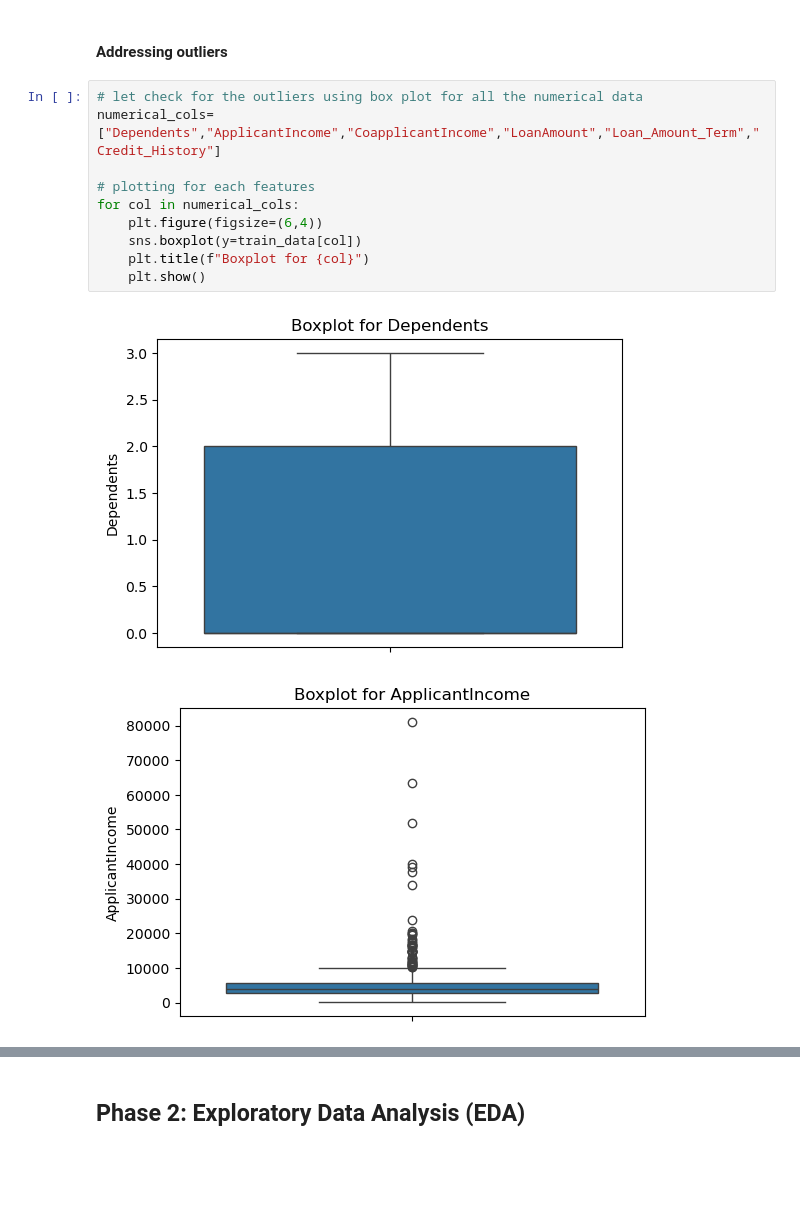
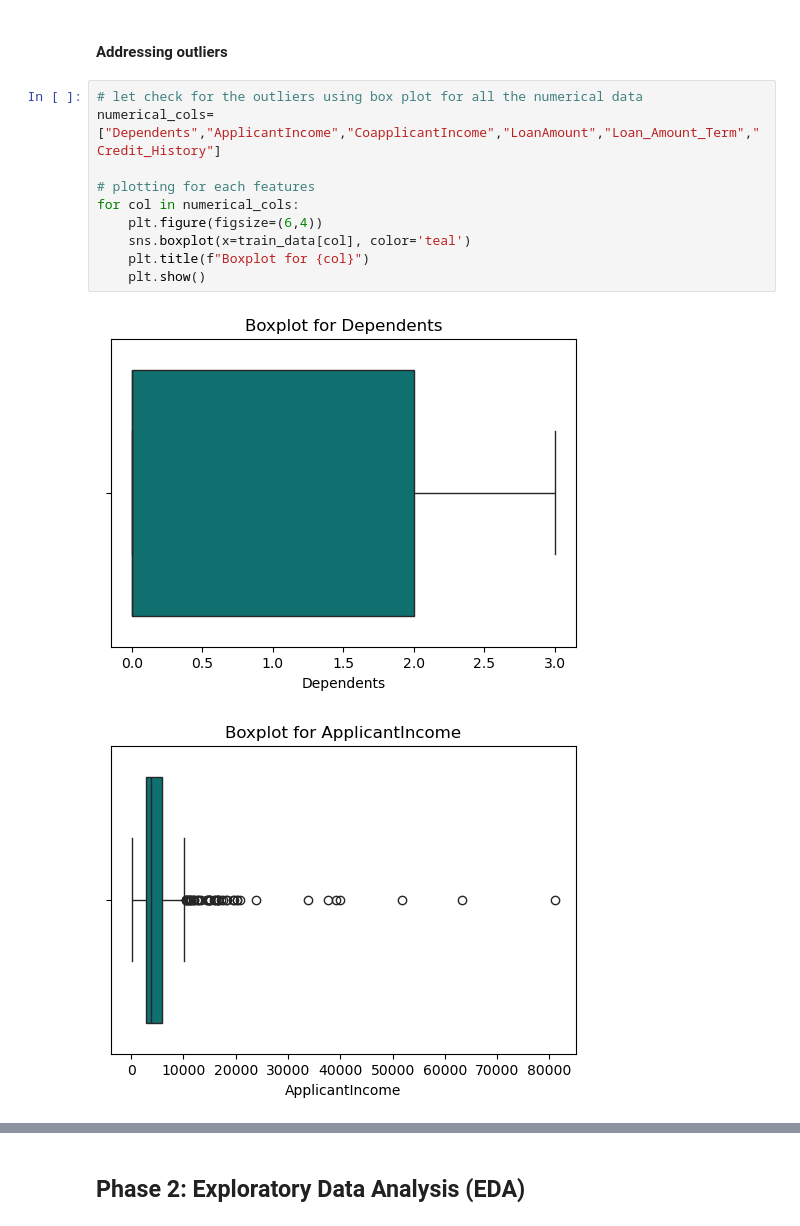
Before and after one commit to Olasquare043/EDA-on-Home-Loan-dataset, a Jupyter notebook: task_25.ipynb, the cells around one changed output, grey strips where cells are left out. Cells and saved outputs as stored; diff of their text form; blank space fills up the shorter version.

```diff
--- a/task_25.ipynb
+++ b/task_25.ipynb
@@ -336,13 +340,13 @@ dtype: object
 # %%
 # let check for the outliers using box plot for all the numerical data
 numerical_cols= ["Dependents","ApplicantIncome","CoapplicantIncome","LoanAmount","Loan_Amount_Term","Credit_History"]
 
 # plotting for each features
 for col in numerical_cols:
     plt.figure(figsize=(6,4))
-    sns.boxplot(y=train_data[col])
+    sns.boxplot(x=train_data[col], color='teal')
     plt.title(f"Boxplot for {col}")
     plt.show()
 # %% [output]
-[figure, old version]
+[figure, new version]
-[figure, old version]
+[figure, new version]
```
Also changed, not shown: parts of 11 cells of this notebook.
